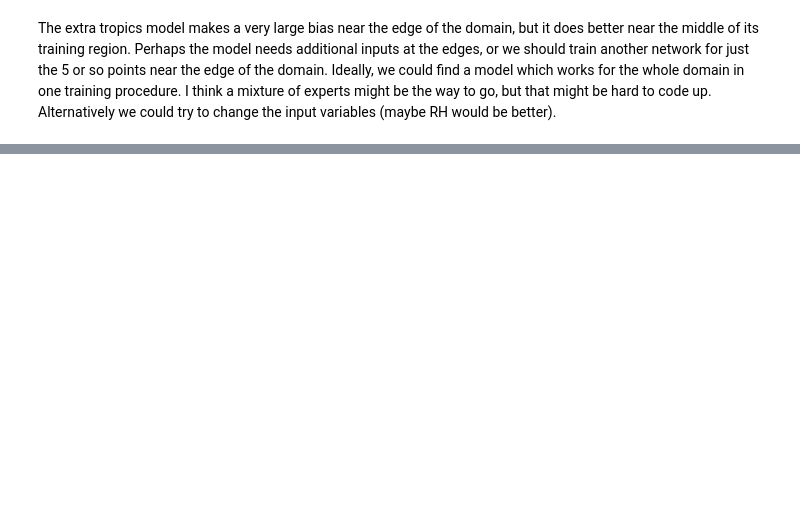
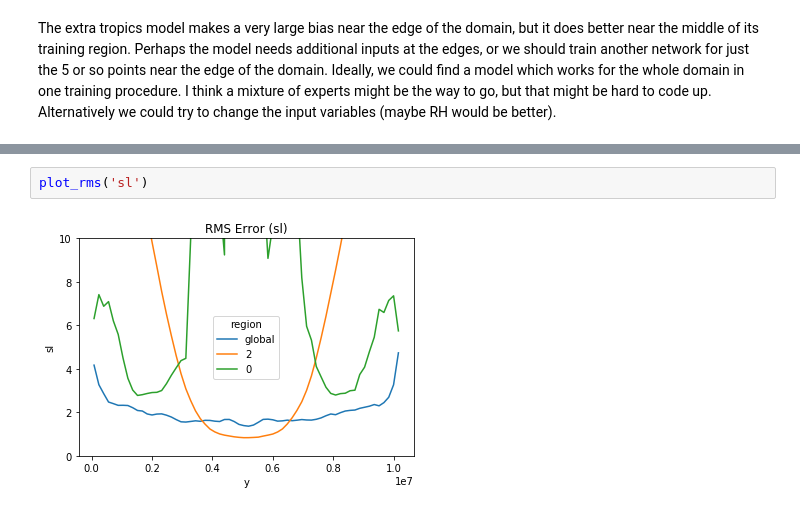
Before and after one commit to nbren12/uwnet, a Jupyter notebook: notebooks/3.0-error-of-regional-files.ipynb, the cells around one changed output, grey strips where cells are left out. Drawn from its saved outputs; the diff is of its cells as text; blank space fills up the shorter version.

```diff
--- a/notebooks/3.0-error-of-regional-files.ipynb
+++ b/notebooks/3.0-error-of-regional-files.ipynb
@@ -63,0 +84,4 @@ The extra tropics model makes a very large bias near the edge of the domain, but
+# %%
+plot_rms('sl')
+# %% [output]
+[figure, added]
```
Also changed, not shown: parts of 11 cells of this notebook.
